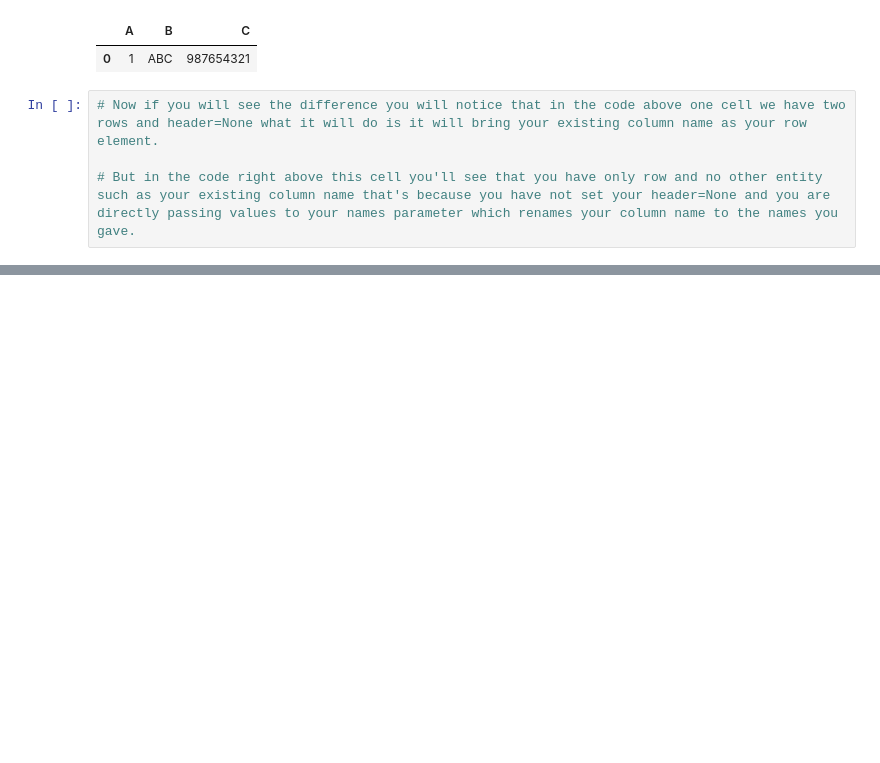
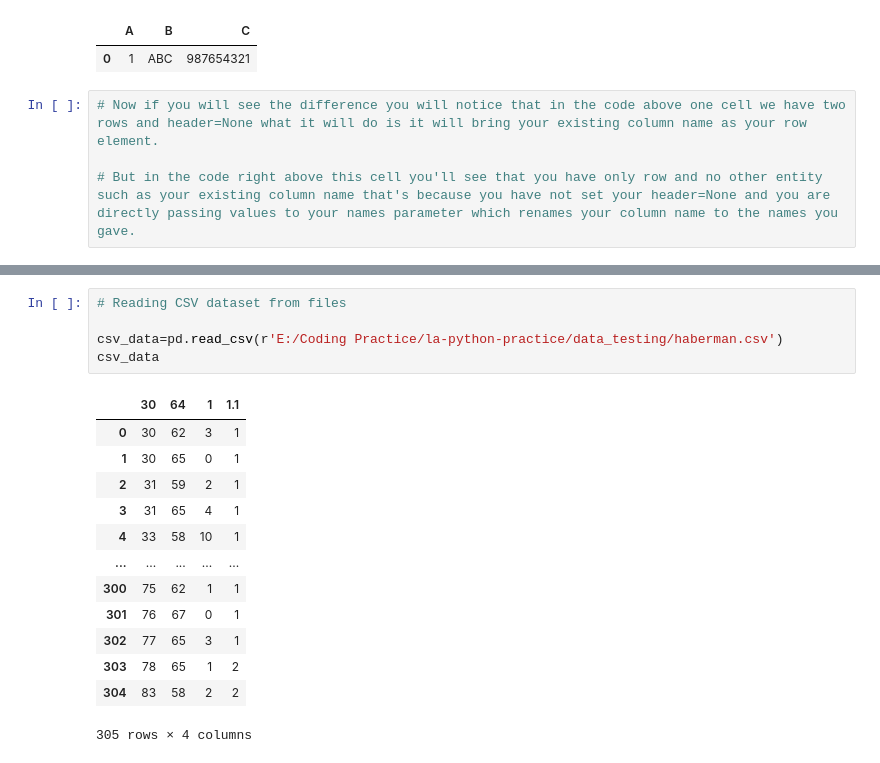
Before and after one commit to singhalharshit/la-python-practice, a Jupyter notebook: DAY_12_Pandas.ipynb, the cells around one changed output, grey strips where cells are left out. Cells and saved outputs as stored; diff of their text form; blank space fills up the shorter version.

```diff
--- a/DAY_12_Pandas.ipynb
+++ b/DAY_12_Pandas.ipynb
@@ -82,0 +131,19 @@ df.tail() # To call last 5 rows
+# %%
+# Reading CSV dataset from files
+
+csv_data=pd.read_csv(r'E:/Coding Practice/la-python-practice/data_testing/haberman.csv')
+csv_data
+# %% [output]
+|  | 30 | 64 | 1 | 1.1 |
+| 0 | 30 | 62 | 3 | 1 |
+| 1 | 30 | 65 | 0 | 1 |
+| 2 | 31 | 59 | 2 | 1 |
+| 3 | 31 | 65 | 4 | 1 |
+| 4 | 33 | 58 | 10 | 1 |
+| ... | ... | ... | ... | ... |
+| 300 | 75 | 62 | 1 | 1 |
+| 301 | 76 | 67 | 0 | 1 |
+| 302 | 77 | 65 | 3 | 1 |
+| 303 | 78 | 65 | 1 | 2 |
+| 304 | 83 | 58 | 2 | 2 |
+305 rows × 4 columns
```
Also changed, not shown: parts of 20 cells of this notebook, 2 other files.
